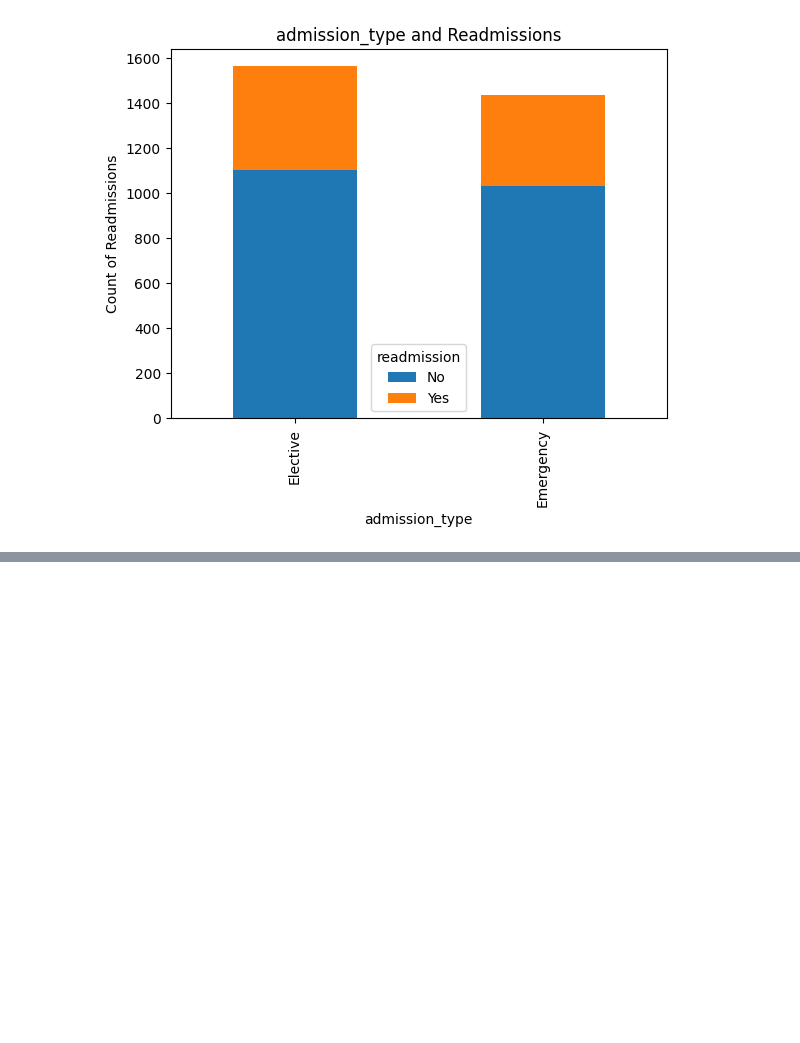
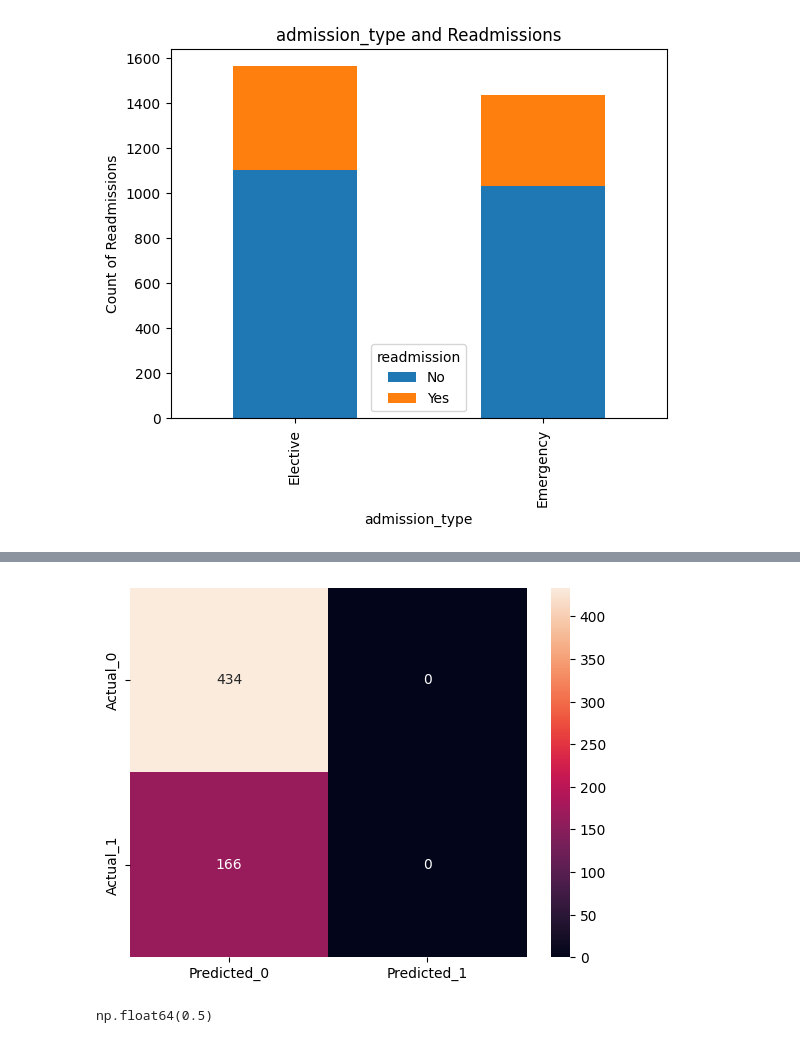
Before and after one commit to SibusisoTL/healthcare_startup_hospital_visits, a Jupyter notebook: hospitalvisits.ipynb, the cells around one changed output, grey strips where cells are left out. Saved outputs shown, nothing was run; the diff lists cells and outputs as text; code cells hidden in the pictures; blank space fills up the shorter version.

```diff
--- a/hospitalvisits.ipynb
+++ b/hospitalvisits.ipynb
@@ -196,0 +229,5 @@ Passing `palette` without assigning `hue` is deprecated and will be removed in v
+# %%
+# Convert all categorical columns to category codes
+df1 = df.copy()
+for col in df1.select_dtypes(include='object'):
+    df1[col] = df1[col].astype('category').cat.codes
@@ -196,0 +243,4 @@ Passing `palette` without assigning `hue` is deprecated and will be removed in v
+# %%
+#Removing age and Patiend ID columns
+df1.drop(['age', 'patient_id'], axis=1, inplace=True)
+df1.head()
@@ -196,0 +254,17 @@ Passing `palette` without assigning `hue` is deprecated and will be removed in v
+# %%
+#Selecting freatures and tartget values and splitting data into Train and Test
+
+X = df1.drop(columns='readmission')
+y = df1['readmission']
+
+X_train,X_test,y_train,y_test = train_test_split(X,y,random_state=42, test_size=0.2)
+# %%
+#Model selection process
+from sklearn.linear_model import LogisticRegression
+lr = LogisticRegression()
+
+lr.fit(X_train,y_train)
+
+y_pred = lr.predict(X_test)
+
+accuracy_score(y_test,y_pred)
@@ -196,0 +280,13 @@ Passing `palette` without assigning `hue` is deprecated and will be removed in v
+# %%
+from sklearn.metrics import confusion_matrix
+cm = confusion_matrix(y_test,y_pred)
+conf = pd.DataFrame(data=cm, columns=['Predicted_0','Predicted_1'], index = ['Actual_0','Actual_1'])
+sns.heatmap(conf,annot=True,fmt='d')
+plt.show()
+# %% [output]
+[figure, added]
+# %%
+from sklearn.metrics import roc_auc_score
+roc_auc_score(y_test,y_pred)
+# %% [output]
+np.float64(0.5)
```
Also changed, not shown: parts of 10 cells of this notebook.
